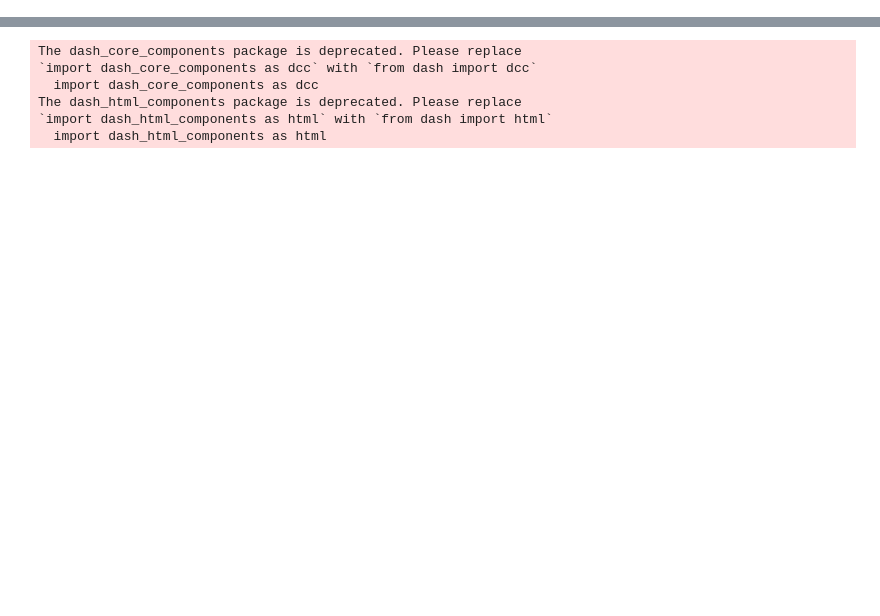
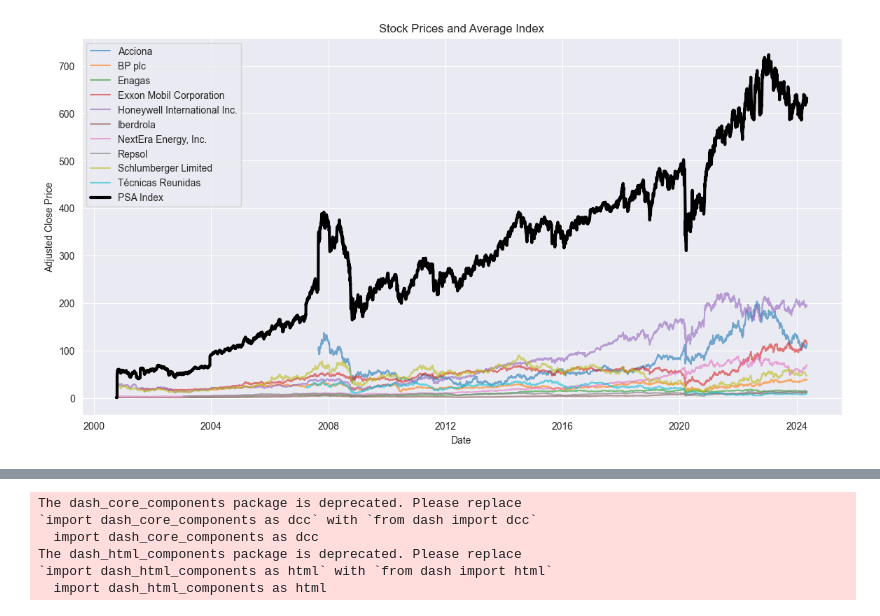
Before and after one commit to sirtxo/-EDA_MiddleEast_Conflicts_Energy, a Jupyter notebook: notebooks/StockAnalysis.ipynb, the cells around one changed output, grey strips where cells are left out. Cells and saved outputs as stored; diff of their text form; code cells hidden in the pictures; blank space fills up the shorter version.

```diff
--- a/notebooks/StockAnalysis.ipynb
+++ b/notebooks/StockAnalysis.ipynb
@@ -17,20 +82,83 @@ plt.rcParams.update({'figure.figsize': (10, 7), 'figure.dpi': 120})
 # %%
-from notebooks.functions import process_stock_data
 import pandas as pd
-import os
+import matplotlib.pyplot as plt
 
-# Lista de nombres de archivos CSV
+# Lista de archivos CSV
 csv_files = [
-    'Acciona_data.csv', 'BP plc_data.csv', 'Enagas_data.csv',  'Exxon Mobil Corporation_data.csv', 'Gazprom_data.csv', 'Honeywell International Inc._data.csv',
-    'Iberdrola_data.csv', 'Kinder Morgan, Inc._data.csv',
-    'NextEra Energy, Inc._data.csv', 'Repsol_data.csv', 'Saudi Arabian Oil Company (Aramco)_data.csv',
-    'Schlumberger Limited_data.csv', 'Solaredge Technologies Inc._data.csv' ,'Solaria_data.csv', 'Técnicas Reunidas_data.csv'
+    'Acciona_data.csv',
+    'BP plc_data.csv',
+    'Enagas_data.csv',
+    'Exxon Mobil Corporation_data.csv',
+    'Honeywell International Inc._data.csv',
+    'Iberdrola_data.csv',
+    'NextEra Energy, Inc._data.csv',
+    'Repsol_data.csv',
+    'Schlumberger Limited_data.csv',
+    'Técnicas Reunidas_data.csv'
 ]
 
+# Ruta base donde se encuentran los archivos CSV
+base_path = '../docs/'
 
-# Procesar cada archivo CSV en la lista
+# Lista para almacenar los DataFrames
+dataframes = []
+
 for file_name in csv_files:
-    process_stock_data(file_name)
+    # Cargar los datos
+    file_path = base_path + file_name
+    data = pd.read_csv(file_path, low_memory=False)
 
-print("Procesamiento completado.")
+    # Convertir la columna 'Date' al tipo datetime
+    data['Date'] = pd.to_datetime(data['Date'])
+
+    # Establecer la columna 'Date' como índice
+    data = data.set_index('Date')
+
+    # Asegurarse de que los datos están ordenados por la columna 'Date'
+    data = data.sort_index()
+
+    # Seleccionar solo la columna 'Adj Close'
+    data = data[['Adj Close']]
+
+    # Renombrar la columna para evitar colisiones al concatenar
+    data.columns = [file_name.split('_')[0]]
+
+    # Añadir el DataFrame a la lista
+    dataframes.append(data)
+
+# Combinar todos los DataFrames en uno solo, alineándolos por el índice de fecha
+combined_data = pd.concat(dataframes, axis=1)
+
+# Crear el rango de fechas desde la fecha mínima hasta la fecha máxima en el DataFrame combinado
+date_range = pd.date_range(start=combined_data.index.min(), end=combined_data.index.max(), freq='D')
+
+# Crear un DataFrame con el rango de fechas
+date_range_df = pd.DataFrame(index=date_range)
+
+# Hacer el merge del DataFrame combinado con el DataFrame del rango de fechas
+combined_data = pd.merge(date_range_df, combined_data, left_index=True, right_index=True, how='left')
+
+# Interpolar los valores NaN
+combined_data = combined_data.interpolate(method='linear')
+
+# Calcular la media de los valores para cada columna por fecha
+average_data = combined_data.sum(axis=1)
+
+# Plotear las gráficas
+plt.figure(figsize=(14, 7))
+
+# Plotear cada acción
+for column in combined_data.columns:
+    plt.plot(combined_data.index, combined_data[column], label=column, alpha=0.6)
+
+# Plotear el índice promedio
+plt.plot(average_data.index, average_data, label='PSA Index', linewidth=3, color='black')
+
+# Configurar la gráfica
+plt.title('Stock Prices and Average Index')
+plt.xlabel('Date')
+plt.ylabel('Adjusted Close Price')
+plt.legend()
+plt.grid(True)
+plt.show()
 # %% [output]
@@ -37,0 +165 @@ Procesamiento completado.
+[figure, added]
```
Also changed, not shown: parts of 4 cells of this notebook, 4 other files.
